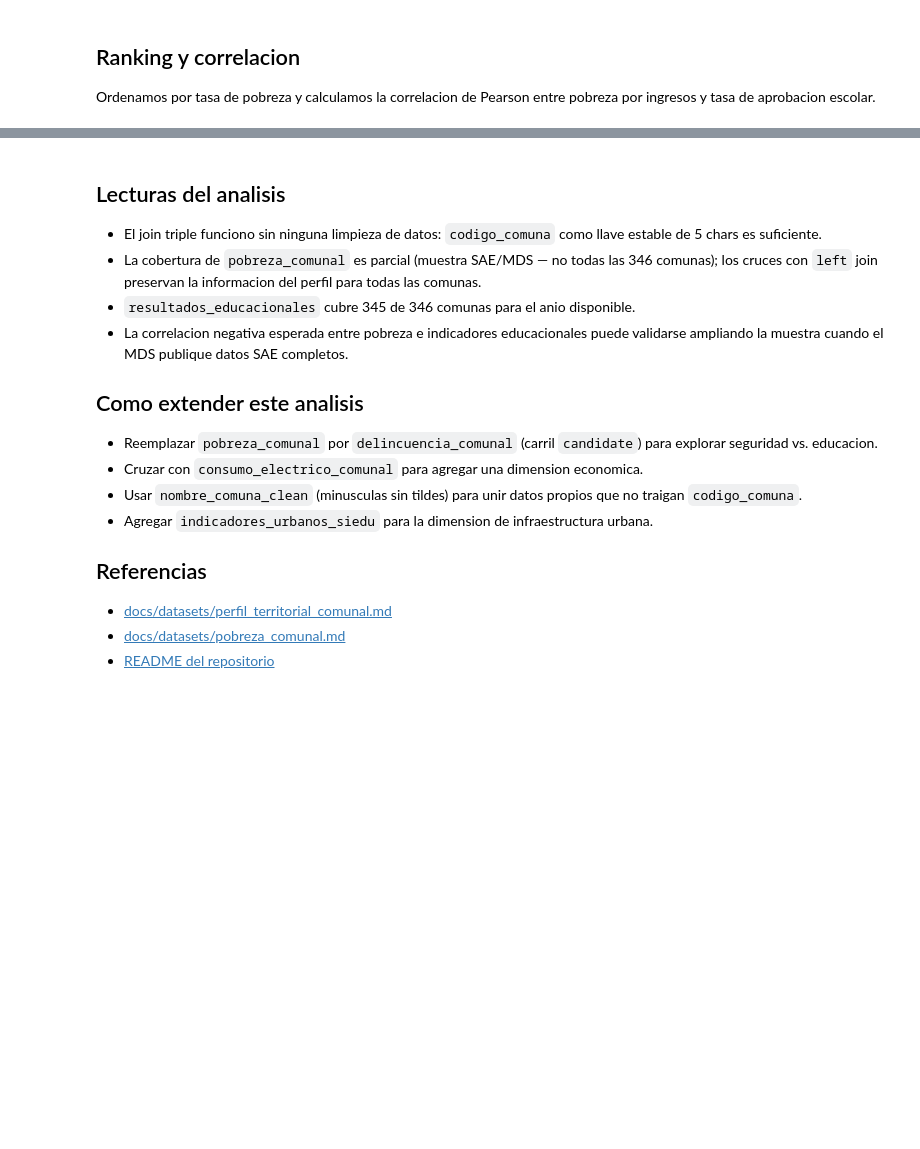
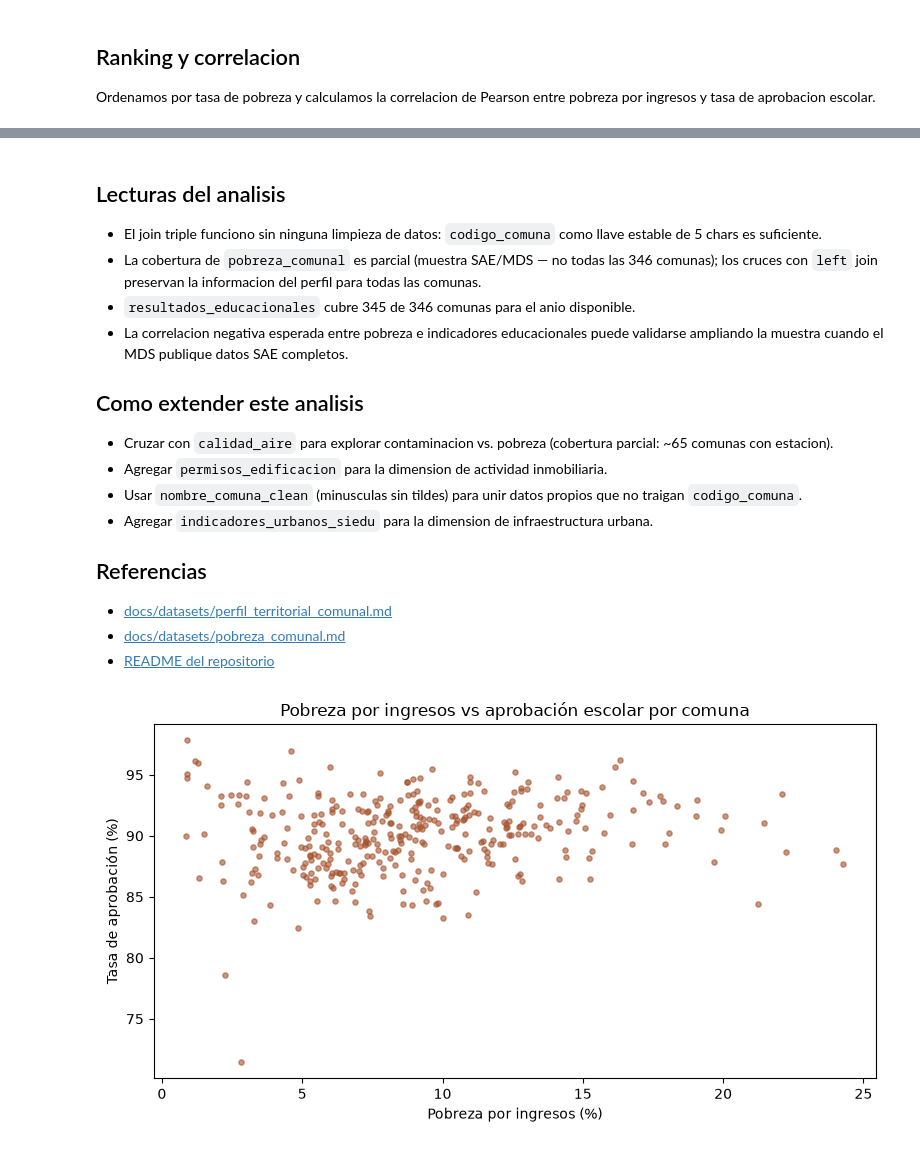
Before and after one commit to cortega26/chile-hub, a Jupyter notebook: examples/notebooks/04_perfil_territorial_pobreza.ipynb, the cells around one changed output, grey strips where cells are left out. Cells and saved outputs as stored; diff of their text form; code cells hidden in the pictures; blank space fills up the shorter version.

```diff
--- a/examples/notebooks/04_perfil_territorial_pobreza.ipynb
+++ b/examples/notebooks/04_perfil_territorial_pobreza.ipynb
@@ -113,8 +164,8 @@ print("(valor negativo indica que mayor pobreza se asocia a menor aprobacion)")
 
 ## Como extender este analisis
 
-- Reemplazar `pobreza_comunal` por `delincuencia_comunal` (carril `candidate`) para explorar seguridad vs. educacion.
-- Cruzar con `consumo_electrico_comunal` para agregar una dimension economica.
+- Cruzar con `calidad_aire` para explorar contaminacion vs. pobreza (cobertura parcial: ~65 comunas con estacion).
+- Agregar `permisos_edificacion` para la dimension de actividad inmobiliaria.
 - Usar `nombre_comuna_clean` (minusculas sin tildes) para unir datos propios que no traigan `codigo_comuna`.
 - Agregar `indicadores_urbanos_siedu` para la dimension de infraestructura urbana.
 
@@ -123,3 +174,23 @@ print("(valor negativo indica que mayor pobreza se asocia a menor aprobacion)")
 - [docs/datasets/perfil_territorial_comunal.md](https://github.com/cortega26/chile-hub/blob/main/docs/datasets/perfil_territorial_comunal.md)
 - [docs/datasets/pobreza_comunal.md](https://github.com/cortega26/chile-hub/blob/main/docs/datasets/pobreza_comunal.md)
 - [README del repositorio](https://github.com/cortega26/chile-hub)
+# %%
+# Gráfico: pobreza por ingresos vs tasa de aprobación escolar
+import matplotlib.pyplot as plt
+
+datos = analisis.drop_nulls(subset=["tasa_pobreza_ingresos", "tasa_aprobacion"])
+fig, ax = plt.subplots(figsize=(8, 4.5))
+ax.scatter(
+    datos["tasa_pobreza_ingresos"],
+    datos["tasa_aprobacion"],
+    s=14,
+    alpha=0.6,
+    color="#a6522c",
+)
+ax.set_xlabel("Pobreza por ingresos (%)")
+ax.set_ylabel("Tasa de aprobación (%)")
+ax.set_title("Pobreza por ingresos vs aprobación escolar por comuna")
+fig.tight_layout()
+plt.show()
+# %% [output]
+[figure, added]
```
Also changed, not shown: parts of 5 cells of this notebook, 6 other files.
